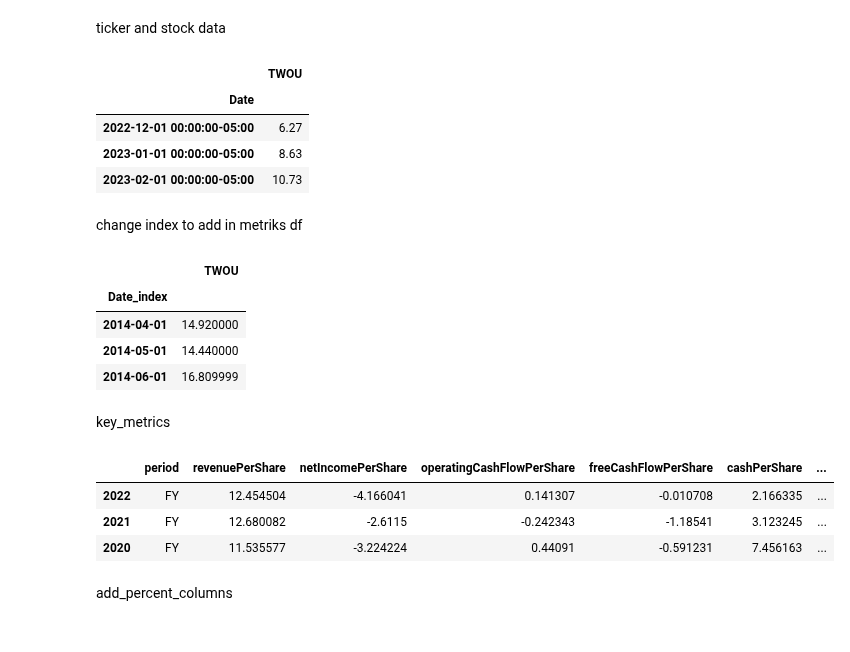
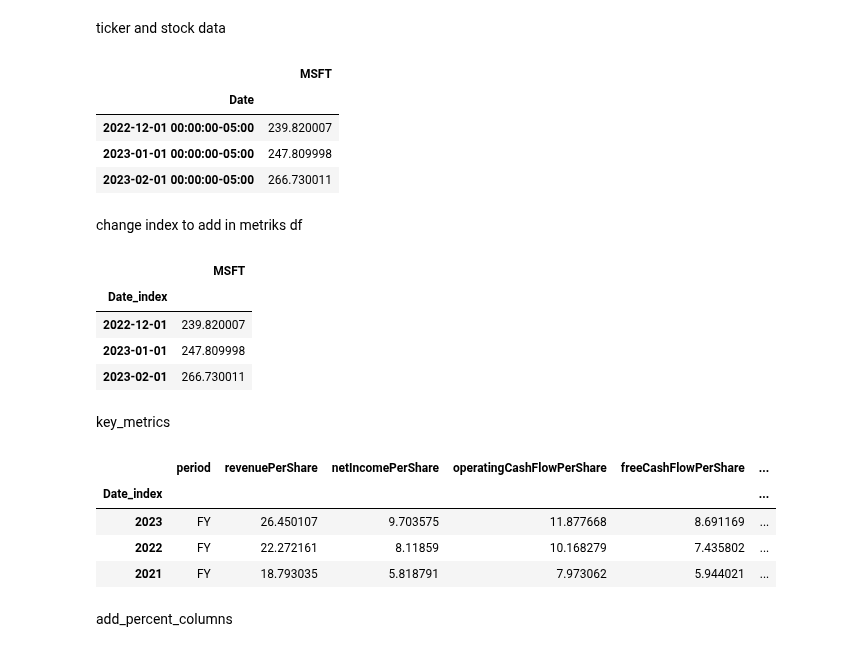
Before and after one commit to ChapnesAl/Tinkoff_Investment, a Jupyter notebook: fund_str/AssetsToDebt str/one_stock_DtA.ipynb, the cells around one changed output. Drawn from its saved outputs; the diff is of its cells as text; code cells hidden in the pictures.

```diff
--- a/fund_str/AssetsToDebt str/one_stock_DtA.ipynb
+++ b/fund_str/AssetsToDebt str/one_stock_DtA.ipynb
@@ -21,7 +21,7 @@ data
 # %%
 
 ''' Колонки '''
-ticker = 'TWOU'
+ticker = 'MSFT'
 # ticker = 'AAPL'
 
 
@@ -51,11 +51,11 @@ df = get_data_from_ticker(ticker, stime, None, period)
 df_market = get_data_from_ticker('^GSPC', stime, None, period)
 df.tail(3)
 # %% [output]
-|  | TWOU |
+|  | MSFT |
 | Date |  |
-| 2022-12-01 00:00:00-05:00 | 6.27 |
-| 2023-01-01 00:00:00-05:00 | 8.63 |
-| 2023-02-01 00:00:00-05:00 | 10.73 |
+| 2022-12-01 00:00:00-05:00 | 239.820007 |
+| 2023-01-01 00:00:00-05:00 | 247.809998 |
+| 2023-02-01 00:00:00-05:00 | 266.730011 |
 # %% [markdown]
 change index to add in metriks df
 # %%
@@ -70,24 +70,35 @@ def change_index(df):
 
 df = change_index(df)
 df_market  = change_index(df_market)
-df.head(3)
+df.tail(3)
 # %% [output]
-|  | TWOU |
+|  | MSFT |
 | Date_index |  |
-| 2014-04-01 | 14.920000 |
-| 2014-05-01 | 14.440000 |
-| 2014-06-01 | 16.809999 |
+| 2022-12-01 | 239.820007 |
+| 2023-01-01 | 247.809998 |
+| 2023-02-01 | 266.730011 |
+# %%
+''' добавляем цифру к году, чтобы видень данные как начало года, а не как факт '''
+def change_index_plus_one(df):
+    df_index = df.index.to_list()
+    for i in range(len(df_index)):
+        df_index[i] = str(int(df_index[i])+1)
+    df['Date_index'] = df_index
+    df = df.set_index('Date_index')
+    return df
 # %% [markdown]
 key_metrics
 # %%
 key_metrics = fa.key_metrics(ticker, api_key, period='annual')
 df_key_metr = key_metrics.T
+df_key_metr = change_index_plus_one(df_key_metr)
 df_key_metr.head(3)
 # %% [output]
-|  | period | revenuePerShare | netIncomePerShare | operatingCashFlowPerShare | freeCashFlowPerShare | cashPerShare | ... |
-| 2022 | FY | 12.454504 | -4.166041 | 0.141307 | -0.010708 | 2.166335 | ... |
-| 2021 | FY | 12.680082 | -2.6115 | -0.242343 | -1.18541 | 3.123245 | ... |
-| 2020 | FY | 11.535577 | -3.224224 | 0.44091 | -0.591231 | 7.456163 | ... |
+|  | period | revenuePerShare | netIncomePerShare | operatingCashFlowPerShare | freeCashFlowPerShare | ... |
+| Date_index |  |  |  |  |  | ... |
+| 2023 | FY | 26.450107 | 9.703575 | 11.877668 | 8.691169 | ... |
+| 2022 | FY | 22.272161 | 8.11859 | 10.168279 | 7.435802 | ... |
+| 2021 | FY | 18.793035 | 5.818791 | 7.973062 | 5.944021 | ... |
 # %%
 df_key_metr = df_key_metr.loc[filt_finish_date:filt_start_date].copy(deep=True)
 index_years = df_key_metr.index.to_list()
```
Also changed, not shown: parts of 3 cells of this notebook, 3 other files.
